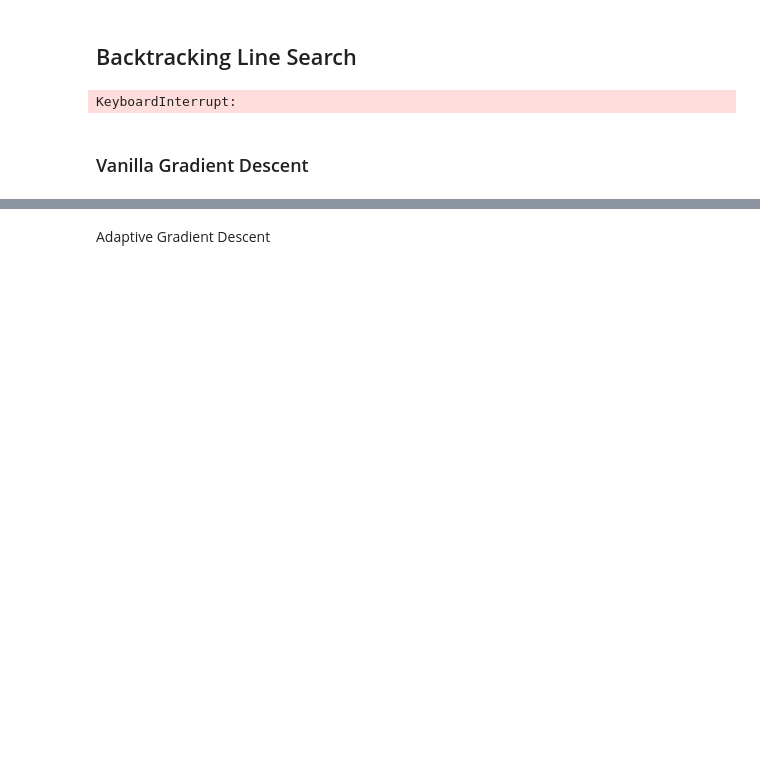
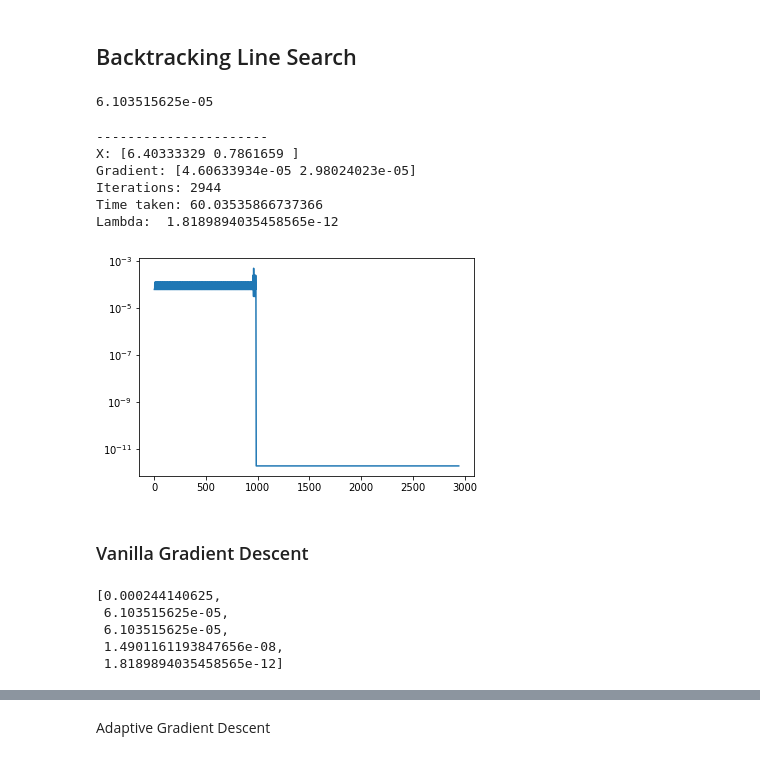
Before and after one commit to Swanchris/c_swan_research, a Jupyter notebook: Linear.ipynb, the cells around one changed output, grey strips where cells are left out. Drawn from its saved outputs; the diff is of its cells as text; code cells hidden in the pictures; blank space fills up the shorter version.

```diff
--- a/Linear.ipynb
+++ b/Linear.ipynb
@@ -191,42 +164,56 @@ def Line(x,f,f_grad):
     return alph
+# %%
+Line(xVec,f, f_grad)
+# %% [output]
+6.103515625e-05
 # %%
 
 current = time.time()
 X = []
 # L = np.max(np.linalg.svd(np.matmul(A,np.array(A).transpose()))[1])
 # lamb = 1/L
 x = xVec
 lamb = Line(x,f,f_grad)
-gr = []
+step_size_list = [lamb]
+gr2 = []
 count = 1
 while np.linalg.norm(f_grad(x)) > 1e-6:
     x1 = GD(x,lamb,f_grad)
     x = x1
     X.append(f(x))
-    gr.append(np.linalg.norm(f_grad(x)))
+    gr2.append(np.linalg.norm(f_grad(x)))
     count += 1
     lamb = Line(x,f,f_grad)
+    step_size_list.append(lamb)
+    if time.time() - current > 60:
+        break
 #     print('x= ', x)
 #     print('lambda', lamb)
 print('----------------------')
-plt.plot(range(10), gr2[:10], c='g')
-plt.title(label = 'Norm of Gradient: [0,10]')
-plt.show()
-plt.plot(range(11,50), gr2[11:50], c='g')
-plt.title(label = 'Norm of Gradient: [11,50]')
-plt.show()
-plt.plot(range(51,100), gr2[51:100], c='g')
-plt.title(label = 'Norm of Gradient: [51,100]')
-plt.show()
-plt.plot(range(101,len(gr2)), gr2[101:len(gr2)], c='g')
-plt.title(label = 'Norm of Gradient: [101,600]')
-plt.show()
+# plt.plot(range(len(gr2)), gr2)
+plt.plot(range(len(step_size_list)), step_size_list)
+plt.yscale('log')
+
 print('X:', x)
 print('Gradient:', f_grad(x))
 print('Iterations:', count)
 print('Time taken:', time.time() - current)
 print('Lambda: ', lamb)
 # %% [output]
-KeyboardInterrupt:
+----------------------
+X: [6.40333329 0.7861659 ]
+Gradient: [4.60633934e-05 2.98024023e-05]
+Iterations: 2944
+Time taken: 60.03535866737366
+Lambda:  1.8189894035458565e-12
+[figure, added]
 # %% [markdown]
 ### Vanilla Gradient Descent
+# %%
+alph_list[980:985]
+# %% [output]
+[0.000244140625,
+ 6.103515625e-05,
+ 6.103515625e-05,
+ 1.4901161193847656e-08,
+ 1.8189894035458565e-12]
```
Also changed, not shown: parts of 17 cells of this notebook, 1 other file.
